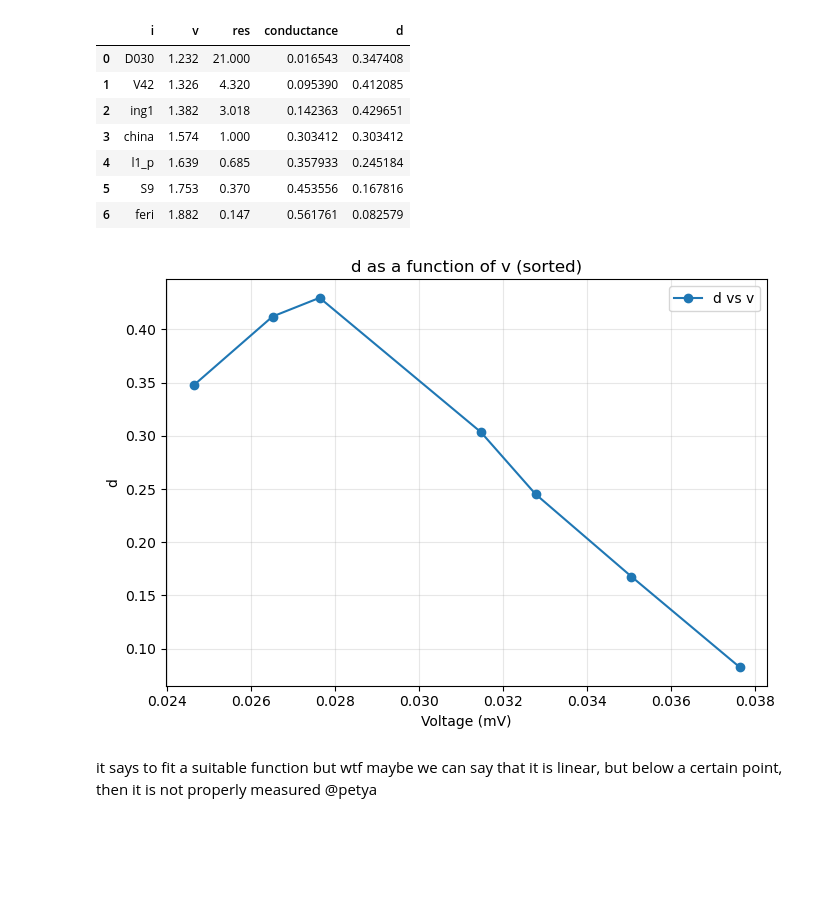
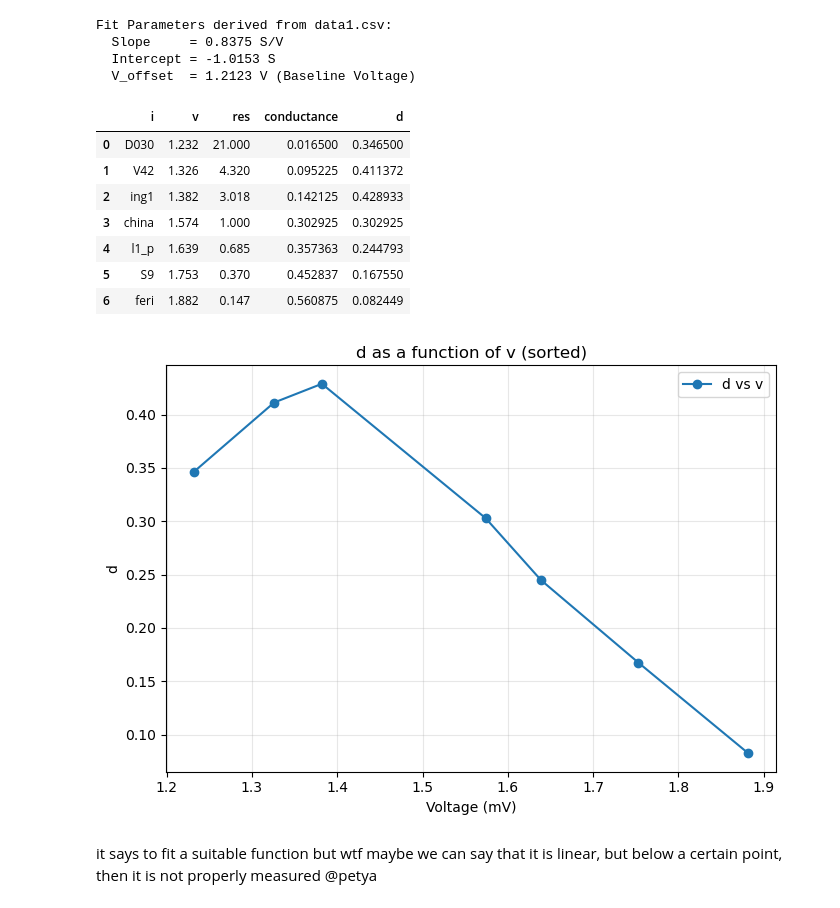
Before and after one commit to peti12352/physeng_lab_reports, a Jupyter notebook: courses/nano/semi/docs/notes.ipynb, the cells around one changed output. Drawn from its saved outputs; the diff is of its cells as text; code cells hidden in the pictures; blank space fills up the shorter version.

```diff
--- a/courses/nano/semi/docs/notes.ipynb
+++ b/courses/nano/semi/docs/notes.ipynb
@@ -91,40 +98,89 @@ Fit slope: 4.187684e+01
 Fit intercept: -1.015311e+00
 R²: 0.9985
+# %%
+import pandas as pd
+import numpy as np
+
+def analyze_calibration(file_path):
+    # Load Data
+    data = pd.read_csv(file_path, skipinitialspace=True)
+
+    # Calculate Sheet Conductance (Sigma_s) in Siemens
+    # Formula: Sigma = (Thickness_um * 1e-4) / Resistivity_OhmCm
+    data['sigma_s'] = (data['l'] * 1e-4) / data['res']
+
+    # Perform Linear Fit: sigma_s = slope * V + intercept
+    slope, intercept = np.polyfit(data['v'], data['sigma_s'], 1)
+
+    # Calculate physical offset (Voltage at zero conductance)
+    v_offset = -intercept / slope
+
+    return slope, intercept, v_offset
+
+# --- Usage ---
+slope, intercept, v_offset = analyze_calibration('data1.csv')
+
+print(f"Fit Parameters derived from data1.csv:")
+print(f"  Slope     = {slope:.4f} S/V")
+print(f"  Intercept = {intercept:.4f} S")
+print(f"  V_offset  = {v_offset:.4f} V (Baseline Voltage)")
+
+def conductance_from_voltage(voltage):
+    """
+    Calculates sheet conductance from voltage using the linear fit from data1.csv.
+
+    Note: The fit from 'data1.csv' yields a POSITIVE slope.
+    If your transient signal logic requires a negative relationship (decaying signal),
+    you must manually override the slope here (e.g., set slope = -0.003).
+    """
+    # Using the fitted parameters:
+    # sigma = 0.8375 * V - 1.0153
+    # Or physically: sigma = 0.8375 * (V - 1.2123)
+
+    sigma = 0.8375 * voltage - 1.0153
+
+    return sigma
+# %% [output]
+Fit Parameters derived from data1.csv:
+  Slope     = 0.8375 S/V
+  Intercept = -1.0153 S
+  V_offset  = 1.2123 V (Baseline Voltage)
 # %%
 # Calculate conductance and d for task7.csv and save result
 import pandas as pd
 
 task7 = pd.read_csv('gregorio-jaca-peter-tallosy_ePCD/task7.csv')
-task7['conductance'] = conductance_from_voltage(task7['v'] * 2e-2)  # scale voltage
+task7['conductance'] = conductance_from_voltage(task7['v'] )  # scale voltage
+# task7['conductance'] = conductance_from_voltage((task7['v'] - global_v_offset)*global_v_scaling )  # scale voltage GGG
 task7['d'] = task7['conductance'] * task7['res']
 task7.to_csv('gregorio-jaca-peter-tallosy_ePCD/task7.csv', index=False)
 task7
 # %% [output]
 |  | i | v | res | conductance | d |
-| 0 | D030 | 1.232 | 21.000 | 0.016543 | 0.347408 |
-| 1 | V42 | 1.326 | 4.320 | 0.095390 | 0.412085 |
-| 2 | ing1 | 1.382 | 3.018 | 0.142363 | 0.429651 |
-| 3 | china | 1.574 | 1.000 | 0.303412 | 0.303412 |
-| 4 | l1_p | 1.639 | 0.685 | 0.357933 | 0.245184 |
-| 5 | S9 | 1.753 | 0.370 | 0.453556 | 0.167816 |
-| 6 | feri | 1.882 | 0.147 | 0.561761 | 0.082579 |
+| 0 | D030 | 1.232 | 21.000 | 0.016500 | 0.346500 |
+| 1 | V42 | 1.326 | 4.320 | 0.095225 | 0.411372 |
+| 2 | ing1 | 1.382 | 3.018 | 0.142125 | 0.428933 |
+| 3 | china | 1.574 | 1.000 | 0.302925 | 0.302925 |
+| 4 | l1_p | 1.639 | 0.685 | 0.357363 | 0.244793 |
+| 5 | S9 | 1.753 | 0.370 | 0.452837 | 0.167550 |
+| 6 | feri | 1.882 | 0.147 | 0.560875 | 0.082449 |
 # %%
 # Reload, sort by v, save, and plot d as a function of v
 task7_sorted = pd.read_csv('gregorio-jaca-peter-tallosy_ePCD/task7.csv').sort_values('v')
 task7_sorted.to_csv('gregorio-jaca-peter-tallosy_ePCD/task7.csv', index=False)
 import matplotlib.pyplot as plt
 plt.figure(figsize=(7,5))
-plt.plot(task7_sorted['v'] * 2e-2, task7_sorted['d'], 'o-', label='d vs v')  # scale voltage
+plt.plot((task7_sorted['v']) , task7_sorted['d'], 'o-', label='d vs v')  # scale voltage
 plt.xlabel('Voltage (mV)')
 plt.ylabel('d')
 plt.title('d as a function of v (sorted)')
 plt.grid(True, alpha=0.3)
 plt.legend()
 plt.tight_layout()
 plt.show()
 # task7_sorted
 # %% [output]
-[figure, old version]
+[figure, new version]
 # %% [markdown]
 it says to fit a suitable function but wtf
 maybe we can say that it is linear, but below a certain point, then it is not properly measured
```
Also changed, not shown: parts of 47 cells of this notebook, 15 other files.
